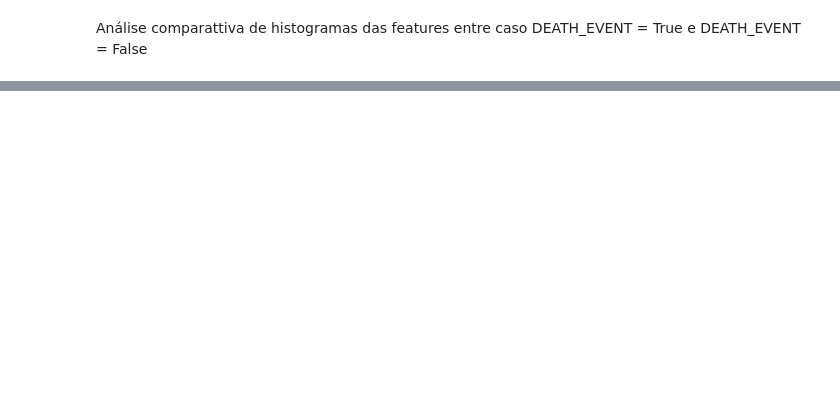
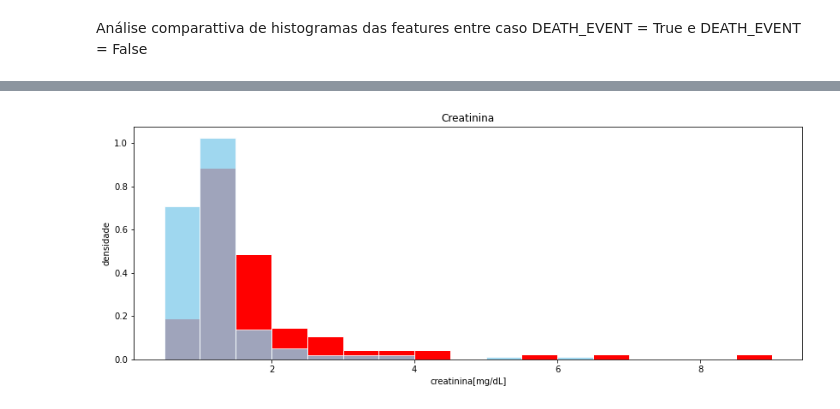
Before and after one commit to BrunoFNRodrigues/Projeto2Cidad, a Jupyter notebook: HeartFailure.ipynb, the cells around one changed output, grey strips where cells are left out. Saved outputs shown, nothing was run; the diff lists cells and outputs as text; code cells hidden in the pictures; blank space fills up the shorter version.

```diff
--- a/HeartFailure.ipynb
+++ b/HeartFailure.ipynb
@@ -140,0 +143,12 @@ px.histogram(dados, x="age", color="DEATH_EVENT", marginal="violin", hover_data=
+# %%
+#Histograma de cretinina no sangue de sobreviventes e não sobreviventes
+faixas = np.arange(0.5,9.5,0.5)
+plt.figure(figsize=(14, 5))
+plt.hist(dead.serum_creatinine, bins=faixas, density=True, color='red', edgecolor='white', linewidth=1)
+plt.hist(not_dead.serum_creatinine, bins=faixas, density=True, color='skyblue', edgecolor='white', linewidth=1, alpha=0.8)
+plt.title('Creatinina')
+plt.xlabel('creatinina[mg/dL]')
+plt.ylabel('densidade')
+plt.show()
+# %% [output]
+[figure, added]
```
Also changed, not shown: parts of 18 cells of this notebook.
